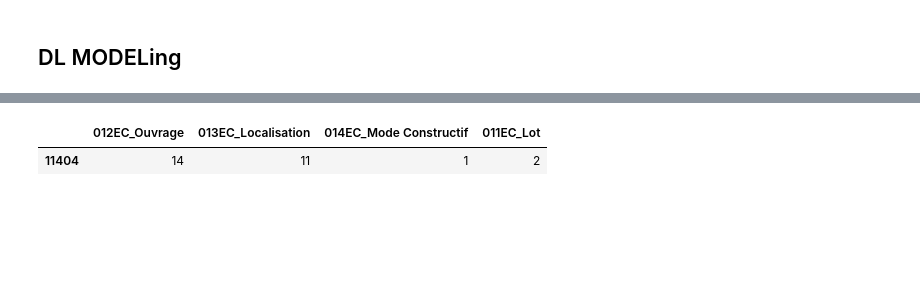
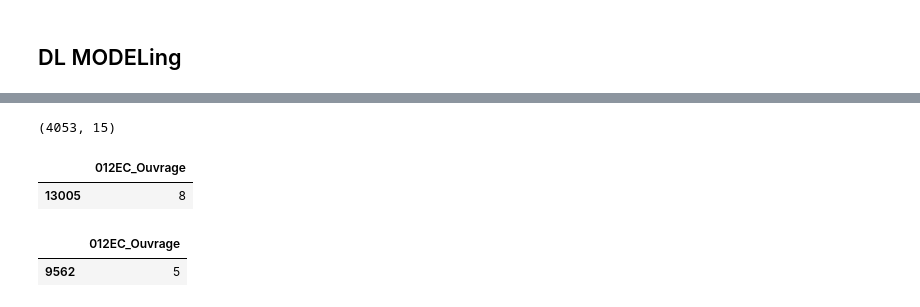
Before and after one commit to fqbq69/BIMpredict-, a Jupyter notebook: notebooks/samer/samer-testing-dl-rnnbert.ipynb, the cells around one changed output, grey strips where cells are left out. Drawn from its saved outputs; the diff is of its cells as text; code cells hidden in the pictures; blank space fills up the shorter version.

```diff
--- a/notebooks/samer/samer-testing-dl-rnnbert.ipynb
+++ b/notebooks/samer/samer-testing-dl-rnnbert.ipynb
@@ -114,6 +114,6 @@ df_clean.shape
 # %%
 #ignoring '011EC_Lot' for now / all GO
 X = df_clean.drop(columns = ['012EC_Ouvrage','013EC_Localisation','014EC_Mode Constructif','011EC_Lot'])
-y = df_clean[['012EC_Ouvrage','013EC_Localisation','014EC_Mode Constructif','011EC_Lot']]
+y = df_clean[['012EC_Ouvrage']]#,'013EC_Localisation','014EC_Mode Constructif','011EC_Lot']]
 y.shape, X.shape
 # %% [output]
@@ -308,8 +322,17 @@ y_pred = model.predict(X_test)
+# %%
+y_pred
+# %% [output]
+(4053, 15)
+# %%
+y_train.sample(1)
+# %% [output]
+|  | 012EC_Ouvrage |
+| 13005 | 8 |
 # %%
-y_to_comp = pd.DataFrame(y_test, index = range(11404,11405))
-X_to_pred = pd.DataFrame(X_test, index = range(11404,11405))
+y_to_comp = pd.DataFrame(y_test, index = range(9562,9563))
+X_to_pred = pd.DataFrame(X_test, index = range(9562,9563))
 y_to_comp
 # %% [output]
-|  | 012EC_Ouvrage | 013EC_Localisation | 014EC_Mode Constructif | 011EC_Lot |
-| 11404 | 14 | 11 | 1 | 2 |
+|  | 012EC_Ouvrage |
+| 9562 | 5 |
 # %%
```
Also changed, not shown: parts of 15 cells of this notebook.
